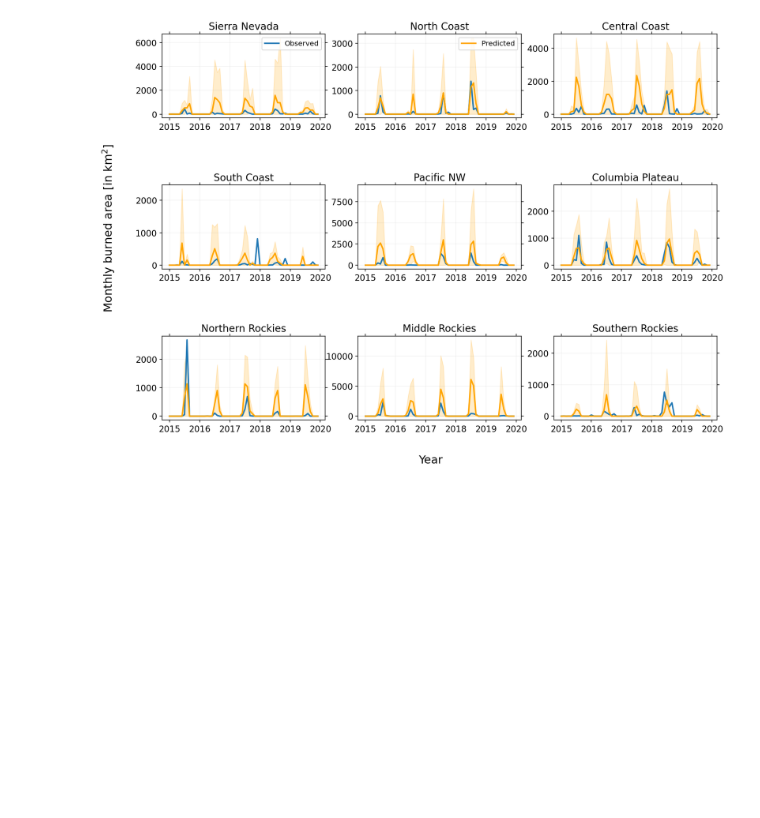
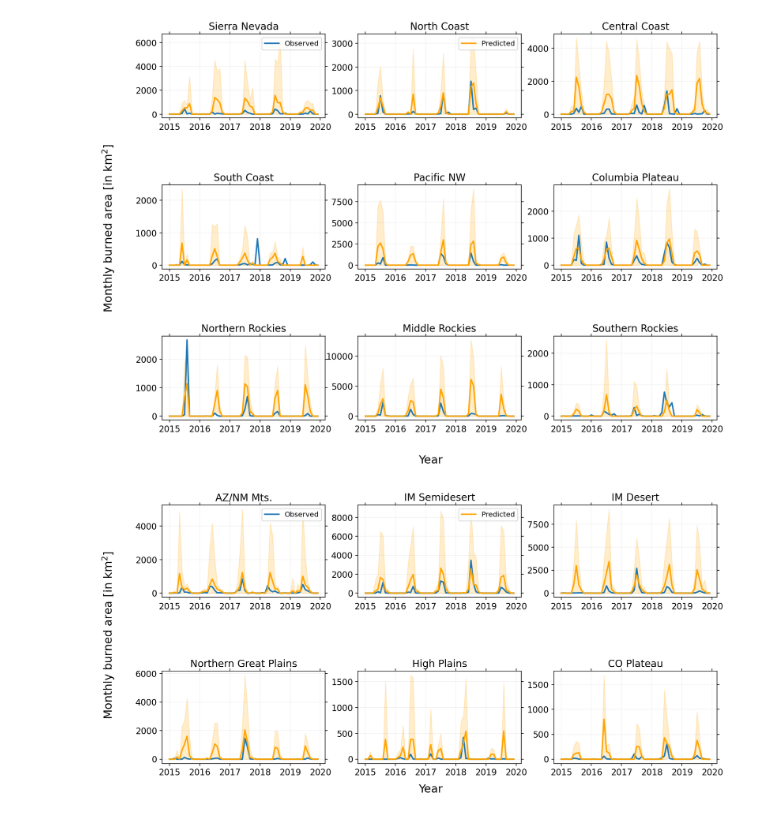
Before and after one commit to jtbuch/smlfire1.0, a Jupyter notebook: notebooks/ml_fire_size_predict.ipynb, the cells around one changed output. Drawn from its saved outputs; the diff is of its cells as text; code cells hidden in the pictures; blank space fills up the shorter version.

```diff
--- a/notebooks/ml_fire_size_predict.ipynb
+++ b/notebooks/ml_fire_size_predict.ipynb
@@ -137,17 +137,19 @@ reg_ml_size_groups= reg_ml_size_df.groupby('reg_indx')
 tot_months= 60
 month_arr= np.linspace(0, tot_months - 1, tot_months, dtype= int)
 year_arr= np.asarray([2015, 2016, 2017, 2018, 2019, 2020])
+ind_grid_1= [[1, 2, 3], [4, 5, 6], [7, 8, 9]]
+ind_grid_2= [[11, 12, 13], [14, 15, 16]]
 
 reg_name= {1: "Sierra Nevada", 2: "North Coast", 3: "Central Coast", 4: "South Coast", 5: "Pacific NW", 6: "Columbia Plateau", 7:"Northern Rockies", \
-          8: "Middle Rockies", 9: "Southern Rockies", 10: "AM Semidesert", 11: "AZ/NM Mts.", 12: "IM Semidesert", 13: "IM Desert", 14: "Northern Great Plains", 15: "High Plains", 16: "CO Plateau", 17: "SW Tablelands", 18: "CH Desert"}
+          8: "Middle Rockies", 9: "Southern Rockies", 10: "AM Semidesert", 11: "AZ/NM Mts.", 12: "IM Semidesert", 13: "IM Desert", 14: "Northern Great Plains", \
+          15: "High Plains", 16: "CO Plateau", 17: "SW Tablelands", 18: "CH Desert"}
 # %%
-ind_grid_1= [[1, 2, 3], [4, 5, 6], [7, 8, 9]]
-ind_grid_2= [[11, 12, 13], [14, 15, 16]]
-
 fig, ax= plt.subplots(3, 3, figsize=(14, 10))
 #plt.suptitle(r'Monthly fire size', fontsize= 18);
 fig.text(0.04, 0.5, r'Monthly burned area [in ${\rm km}^2$]', va='center', rotation='vertical', fontsize= 16);
 fig.text(0.5, 0.04, r'Year', ha='center', fontsize= 16)
+obssizes_arr= []
+predsizes_arr= []
 
 for i in range(3):
     for j in range(3):
@@ -164,8 +166,10 @@ for i in range(3):
             ax[i, j].plot(month_arr, reg_ml_size_groups.get_group(regindx)['mean_size'], color= 'orange', lw= 2);
         ax[i, j].fill_between(month_arr, reg_ml_size_groups.get_group(regindx)['high_1sig_size'], reg_ml_size_groups.get_group(regindx)['low_1sig_size'], \
                                                                                                                              color= 'orange', alpha=0.2);
+        obssizes_arr.append(mon_burned_area(fire_file, regindx)[372:])
+        predsizes_arr.append(reg_ml_size_groups.get_group(regindx)['mean_size'])
+
         ax[i, j].set_title(reg_name[regindx], fontsize= 14);
-
         ax[i, j].set_xticks((year_arr - 2015)*12);
         ax[i, j].set_xticklabels(year_arr)
         #ax[i, j].set_yscale('log')
@@ -186,0 +185,37 @@ cdf_mod= tfd.BatchConcat(regmodels, axis= 0).cdf(freqsarr)
+# %%
+fig, ax= plt.subplots(2, 3, figsize=(14, 6.7))
+#plt.suptitle(r'Monthly fire size', fontsize= 18);
+fig.text(0.04, 0.5, r'Monthly burned area [in ${\rm km}^2$]', va='center', rotation='vertical', fontsize= 16);
+fig.text(0.5, 0.04, r'Year', ha='center', fontsize= 16)
+
+for i in range(2):
+    for j in range(3):
+        regindx= ind_grid_2[i][j]
+        if i+j == 0:
+            ax[i, j].plot(month_arr, mon_burned_area(fire_file, regindx)[372:], lw= 2, label= 'Observed');
+            ax[i, j].legend(loc='upper right', frameon= True);
+        else:
+            ax[i, j].plot(month_arr, mon_burned_area(fire_file, regindx)[372:], lw= 2);
+        if (i==0)&(j==1):
+            ax[i, j].plot(month_arr, reg_ml_size_groups.get_group(regindx)['mean_size'], color= 'orange', lw= 2, label= 'Predicted');
+            ax[i, j].legend(loc='upper right', frameon= True);
+        else:
+            ax[i, j].plot(month_arr, reg_ml_size_groups.get_group(regindx)['mean_size'], color= 'orange', lw= 2);
+        ax[i, j].fill_between(month_arr, reg_ml_size_groups.get_group(regindx)['high_1sig_size'], reg_ml_size_groups.get_group(regindx)['low_1sig_size'], \
+                                                                                                                             color= 'orange', alpha=0.2);
+        obssizes_arr.append(mon_burned_area(fire_file, regindx)[372:])
+        predsizes_arr.append(reg_ml_size_groups.get_group(regindx)['mean_size'])
+
+        ax[i, j].set_title(reg_name[regindx], fontsize= 14);
+        ax[i, j].set_xticks((year_arr - 2015)*12);
+        ax[i, j].set_xticklabels(year_arr)
+        #ax[i, j].set_yscale('log')
+
+        fig.subplots_adjust(hspace= 0.8)
+        #fig.minorticks_on()
+        ax[i, j].tick_params(labeltop=False, top=True, labelright=False, right=True, which='both', labelsize= 12);
+        ax[i, j].grid(b=True, which='major', color='black', alpha=0.05, linestyle='-');
+        ax[i, j].grid(b=True, which='minor', color='black', alpha=0.01, linestyle='-');
+#plt.savefig('../plots/ml_fire_size_12km_unc_2.pdf', bbox_inches='tight');
+# %% [output]
+[figure, added]
```
Also changed, not shown: parts of 3 cells of this notebook.
